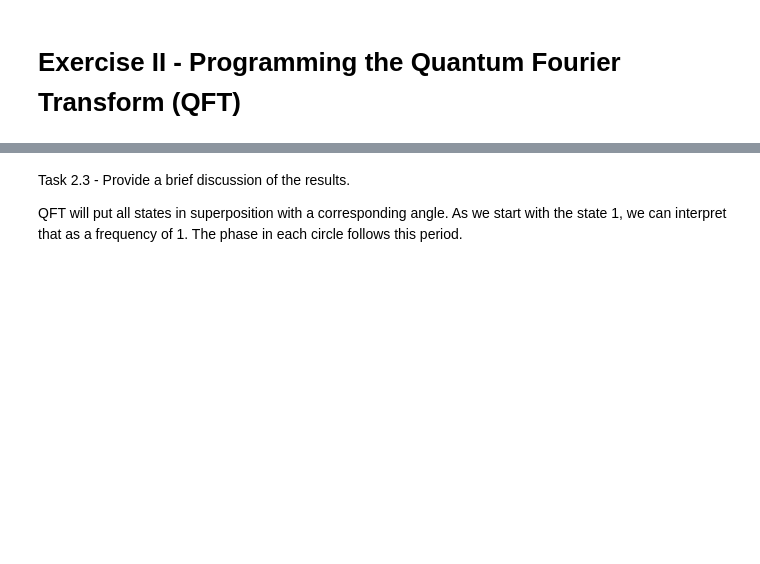
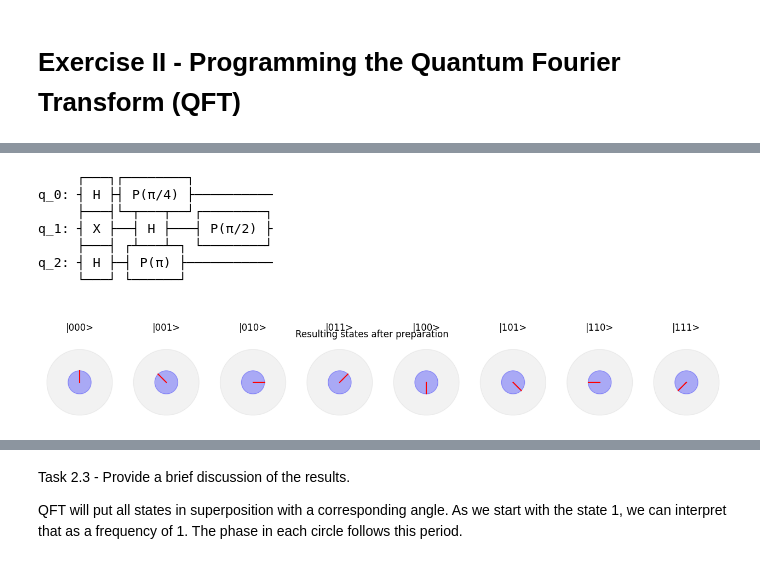
Before and after one commit to ge96lip/Quantum-Computing, a Jupyter notebook: QC_Assignment_3.ipynb, the cells around one changed output, grey strips where cells are left out. Saved outputs shown, nothing was run; the diff lists cells and outputs as text; code cells hidden in the pictures; blank space fills up the shorter version.

```diff
--- a/QC_Assignment_3.ipynb
+++ b/QC_Assignment_3.ipynb
@@ -225 +236,19 @@ q_2: ┤ H ├─■────────■───────────
+# %%
+qc = init_quantum_register()
+
+# If desired, apply preparation block to encode quantum state into frquency pattern
+qc = add_prep(qc)
+print(qc)
+
+test = Statevector(qc)
+plot_circle_notation(test, 3, title='Resulting states after preparation')
+# %% [output]
+     ┌───┐┌────────┐
+q_0: ┤ H ├┤ P(π/4) ├──────────
+     ├───┤└─┬───┬──┘┌────────┐
+q_1: ┤ X ├──┤ H ├───┤ P(π/2) ├
+     ├───┤ ┌┴───┴─┐ └────────┘
+q_2: ┤ H ├─┤ P(π) ├───────────
+     └───┘ └──────┘
+[figure, added]
 # %%
```
Also changed, not shown: parts of 11 cells of this notebook.
